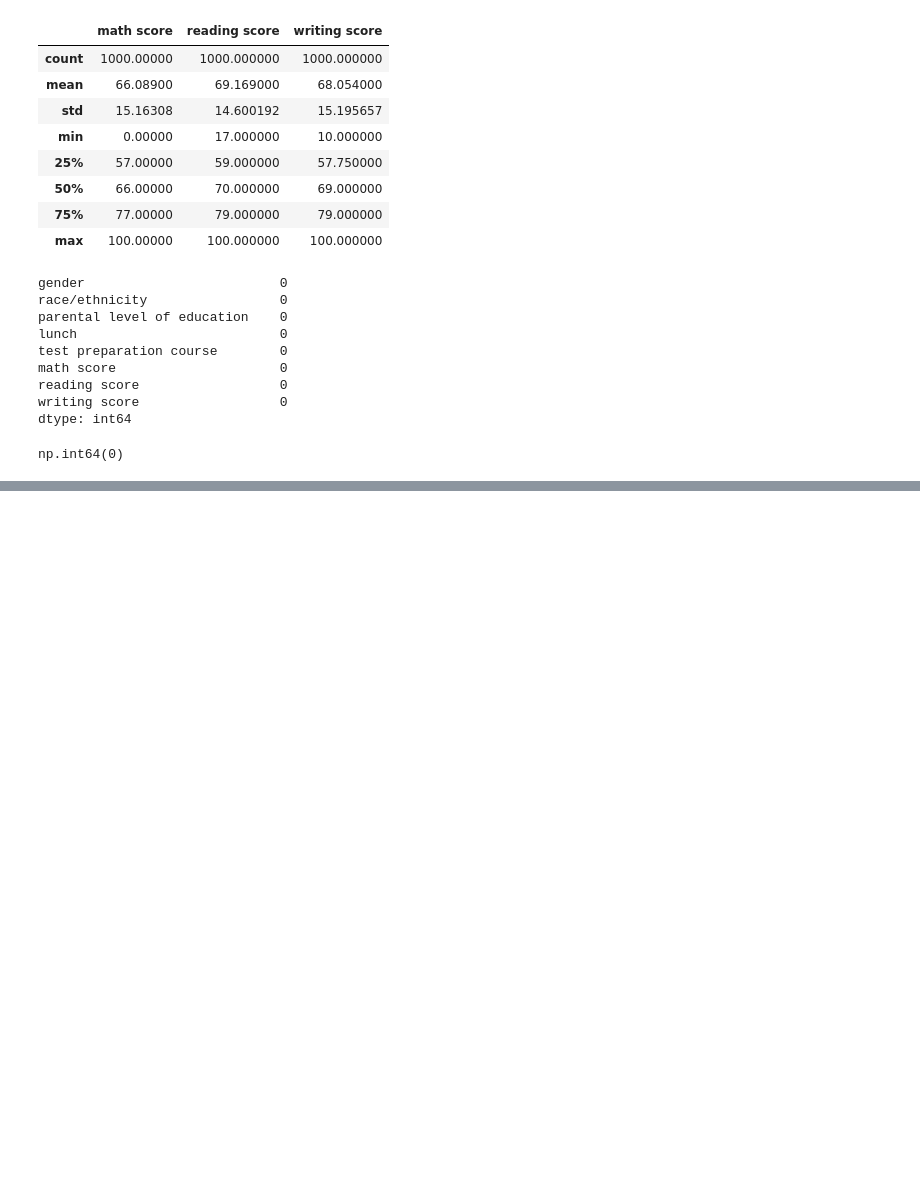
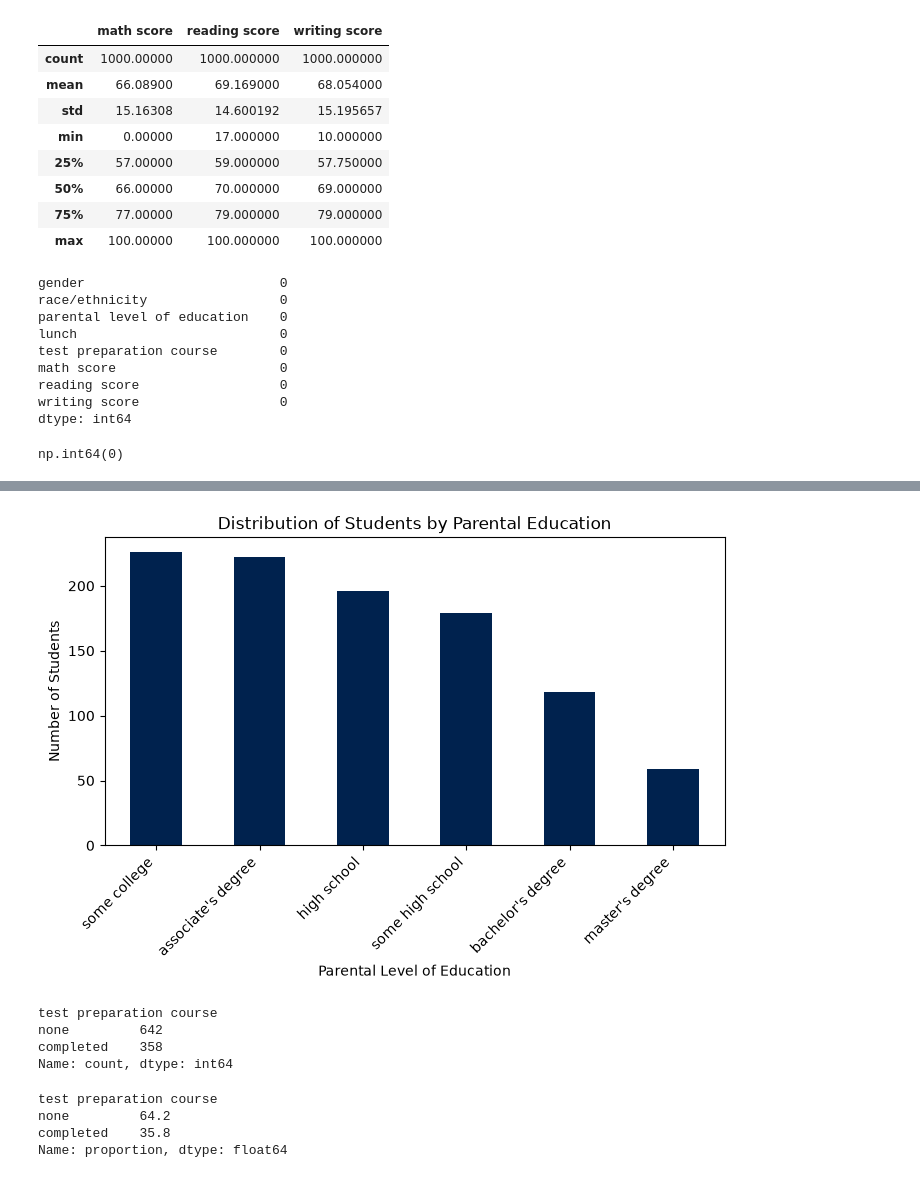
Before and after one commit to kiptochmike/student-exam-performance-eda, a Jupyter notebook: student.ipynb, the cells around one changed output, grey strips where cells are left out. Cells and saved outputs as stored; diff of their text form; code cells hidden in the pictures; blank space fills up the shorter version.

```diff
--- a/student.ipynb
+++ b/student.ipynb
@@ -80,0 +157,31 @@ np.int64(0)
+# %%
+#Visualize Parental level of education
+parent_education = student_data['parental level of education'].value_counts()
+parent_education.plot(kind='bar',colormap='cividis', figsize=(8,4))
+
+
+plt.title('Distribution of Students by Parental Education')
+plt.xlabel('Parental Level of Education')
+plt.ylabel('Number of Students')
+plt.xticks(rotation=45, ha='right')
+
+plt.show()
+# %% [output]
+[figure, added]
+# %%
+#Analyse test preparation course
+
+student_data['test preparation course'].value_counts()
+# %% [output]
+test preparation course
+none         642
+completed    358
+Name: count, dtype: int64
+# %%
+preparation_course = student_data['test preparation course'].value_counts(normalize=True) * 100
+preparation_course
+# %% [output]
+test preparation course
+none         64.2
+completed    35.8
+Name: proportion, dtype: float64
```
Also changed, not shown: parts of 22 cells of this notebook.
